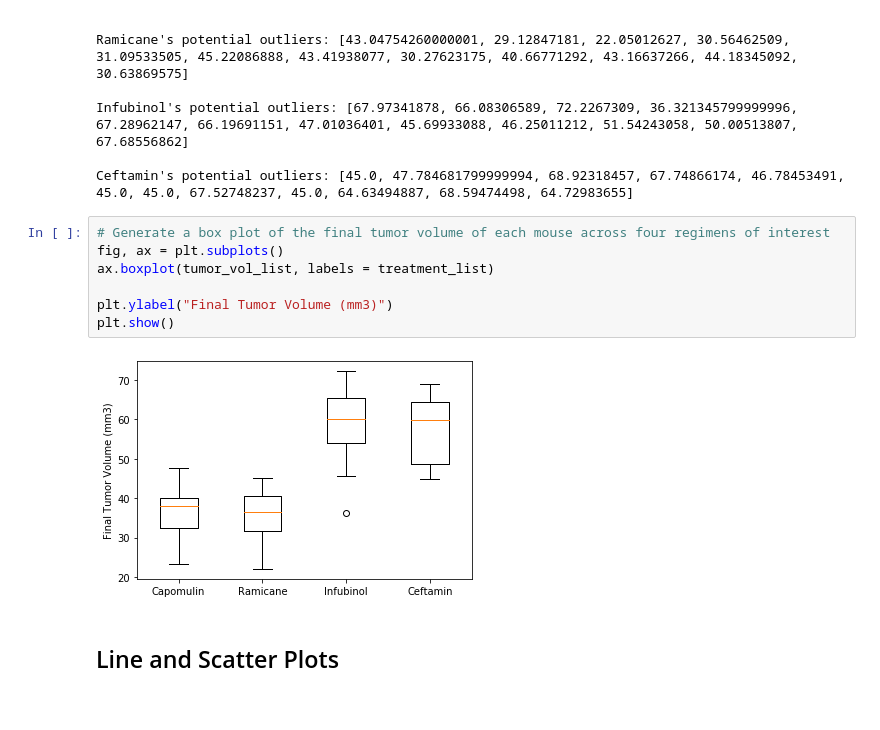
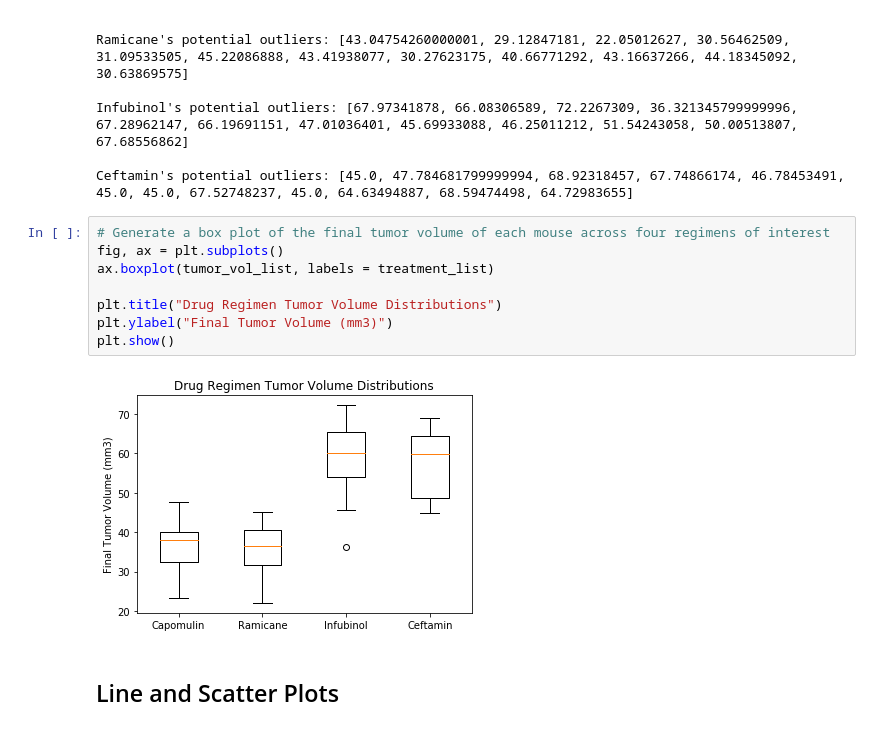
Before and after one commit to jamesnguyen0/datasciwork, a Jupyter notebook: [HW 5] matplotlib-challenge/Pymaceuticals/Pymaceuticals.ipynb, the cells around one changed output. Drawn from its saved outputs; the diff is of its cells as text.

```diff
--- a/[HW 5] matplotlib-challenge/Pymaceuticals/Pymaceuticals.ipynb
+++ b/[HW 5] matplotlib-challenge/Pymaceuticals/Pymaceuticals.ipynb
@@ -228,12 +234,13 @@ Ceftamin's potential outliers: [45.0, 47.784681799999994, 68.92318457, 67.748661
 # %%
 # Generate a box plot of the final tumor volume of each mouse across four regimens of interest
 fig, ax = plt.subplots()
 ax.boxplot(tumor_vol_list, labels = treatment_list)
 
+plt.title("Drug Regimen Tumor Volume Distributions")
 plt.ylabel("Final Tumor Volume (mm3)")
 plt.show()
 # %% [output]
-[figure, old version]
+[figure, new version]
 # %% [markdown]
 ## Line and Scatter Plots
 # %%
```
Also changed, not shown: parts of 6 cells of this notebook.
